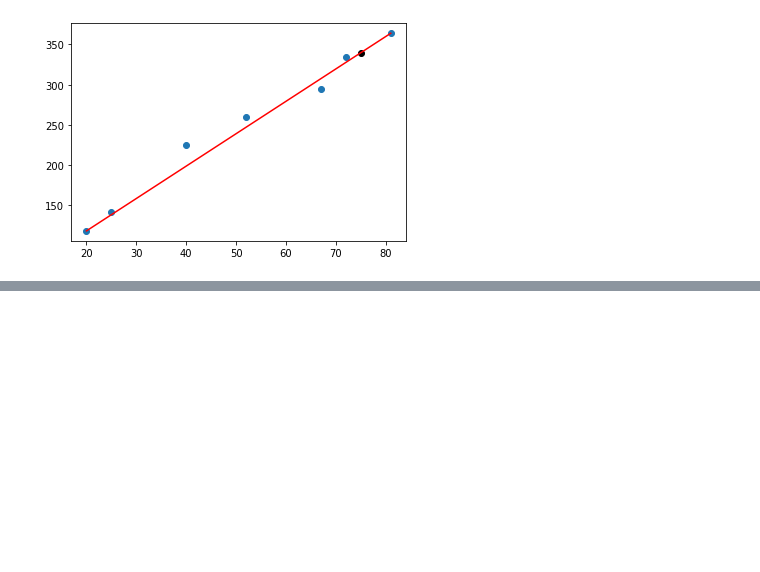
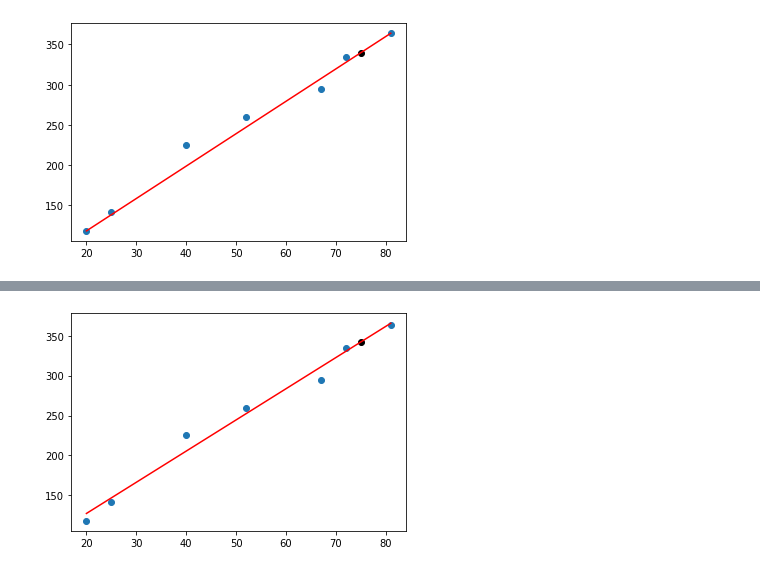
Before and after one commit to danoliver1792/machine_learning, a Jupyter notebook: estimativa_vendas.ipynb, the cells around one changed output, grey strips where cells are left out. Cells and saved outputs as stored; diff of their text form; code cells hidden in the pictures; blank space fills up the shorter version.

```diff
--- a/estimativa_vendas.ipynb
+++ b/estimativa_vendas.ipynb
@@ -66,0 +101,11 @@ plt.show()
+# %%
+plt.scatter(base['Investimento em marketing'], base['Venda Qtd'])
+plt.scatter(75, reg.predict([[75]])[0], color='k')
+
+x = np.array(base['Investimento em marketing'])
+y = reg.intercept_ + x * reg.coef_
+
+plt.plot(x, y, 'r')
+plt.show()
+# %% [output]
+[figure, added]
```
Also changed, not shown: parts of 8 cells of this notebook.
